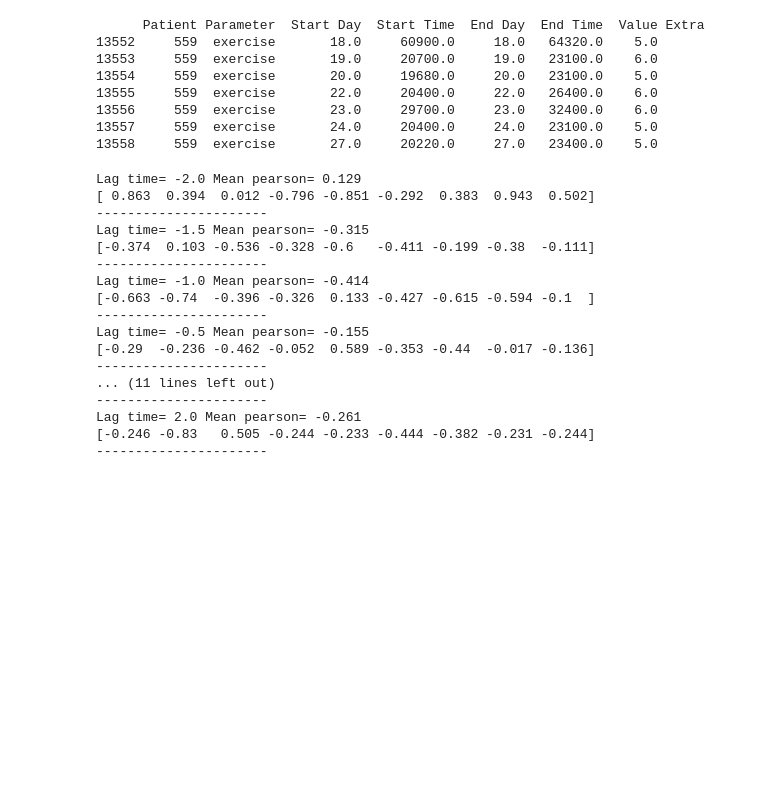
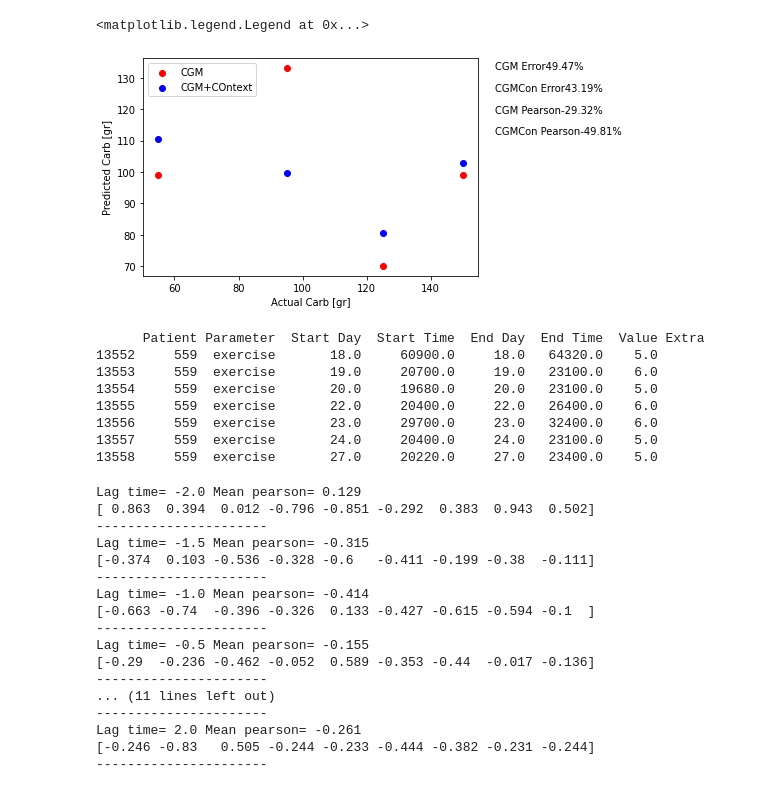
Before and after one commit to somidvar/STMI-CGM-Predictor, a Jupyter notebook: ohioProcessor.ipynb, the cells around one changed output. Drawn from its saved outputs; the diff is of its cells as text; code cells hidden in the pictures; blank space fills up the shorter version.

Commit message:
Adding XGBoost and visual

```diff
--- a/ohioProcessor.ipynb
+++ b/ohioProcessor.ipynb
@@ -187,3 +381,21 @@ completed: C:\Users\sorush.omidvar\Google Drive\Documents\Educational\TAMU\Resea
+# %%
+plt.figure()
+plt.scatter(x=testLabel,y=predictionBestCGM,color='red',label='CGM')
+plt.scatter(x=testLabel,y=predictionBestCGMContext,color='blue',label='CGM+COntext')
+# plt.scatter(x=daysTest,y=predictionBestCGMContext,label='Prediction CGM+Con')
+# plt.scatter(x=daysTest,y=predictionBestCGM,label='Prediction CGM')
+plt.annotate('CGM Error'+str(round(100*mreBestCGM,2))+'%', xy=(1.05, 0.95), xycoords='axes fraction')
+plt.annotate('CGMCon Error'+str(round(100*mreBestCGMContext,2))+'%', xy=(1.05, 0.85), xycoords='axes fraction')
+
+plt.annotate('CGM Pearson'+str(round(100*pearsonCGM,2))+'%', xy=(1.05, 0.75), xycoords='axes fraction')
+plt.annotate('CGMCon Pearson'+str(round(100*pearsonCGMContext,2))+'%', xy=(1.05, 0.65), xycoords='axes fraction')
+
+plt.xlabel('Actual Carb [gr]')
+plt.ylabel('Predicted Carb [gr]')
+plt.legend(loc='upper left')
+# %% [output]
+<matplotlib.legend.Legend at 0x...>
+[figure, added]
 # %%
 tempData=df[df['Patient']=='559']
 tempData=tempData[tempData['StartDay']==18]
```
Also changed, not shown: parts of 4 cells of this notebook.
